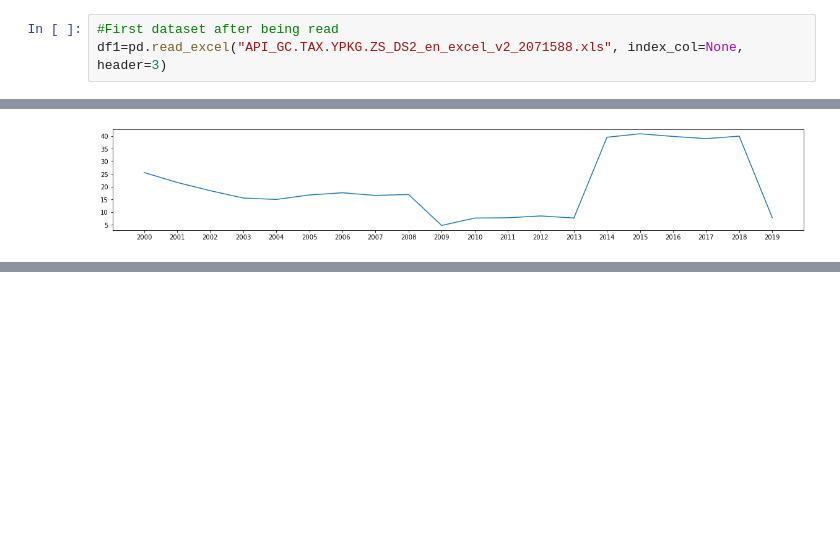
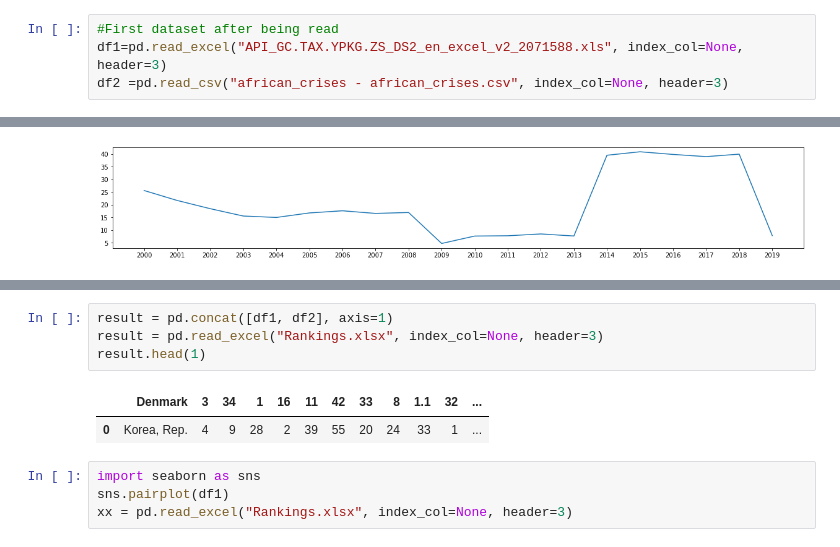
Before and after one commit to EdwardObala1/ML_Simple_Datacleaning, a Jupyter notebook: Group_Work_2_RRA/Group_Work_Assignment2.ipynb, the cells around one changed output, grey strips where cells are left out. Saved outputs shown, nothing was run; the diff lists cells and outputs as text; blank space fills up the shorter version.

```diff
--- a/Group_Work_2_RRA/Group_Work_Assignment2.ipynb
+++ b/Group_Work_2_RRA/Group_Work_Assignment2.ipynb
@@ -17,6 +19,7 @@ import seaborn as sc
 # %%
 #First dataset after being read
 df1=pd.read_excel("API_GC.TAX.YPKG.ZS_DS2_en_excel_v2_2071588.xls", index_col=None, header=3)
+df2 =pd.read_csv("african_crises - african_crises.csv", index_col=None, header=3)
 # %%
 df1
 # %% [output]
@@ -178,0 +239,11 @@ plot.plot(df1_long.loc[df1_long['Country Name']=="Rwanda"]["Year"],
+# %%
+result = pd.concat([df1, df2], axis=1)
+result = pd.read_excel("Rankings.xlsx", index_col=None, header=3)
+result.head(1)
+# %% [output]
+|  | Denmark | 3 | 34 | 1 | 16 | 11 | 42 | 33 | 8 | 1.1 | 32 | ... |
+| 0 | Korea, Rep. | 4 | 9 | 28 | 2 | 39 | 55 | 20 | 24 | 33 | 1 | ... |
+# %%
+import seaborn as sns
+sns.pairplot(df1)
+xx = pd.read_excel("Rankings.xlsx", index_col=None, header=3)
```
Also changed, not shown: parts of 12 cells of this notebook.
